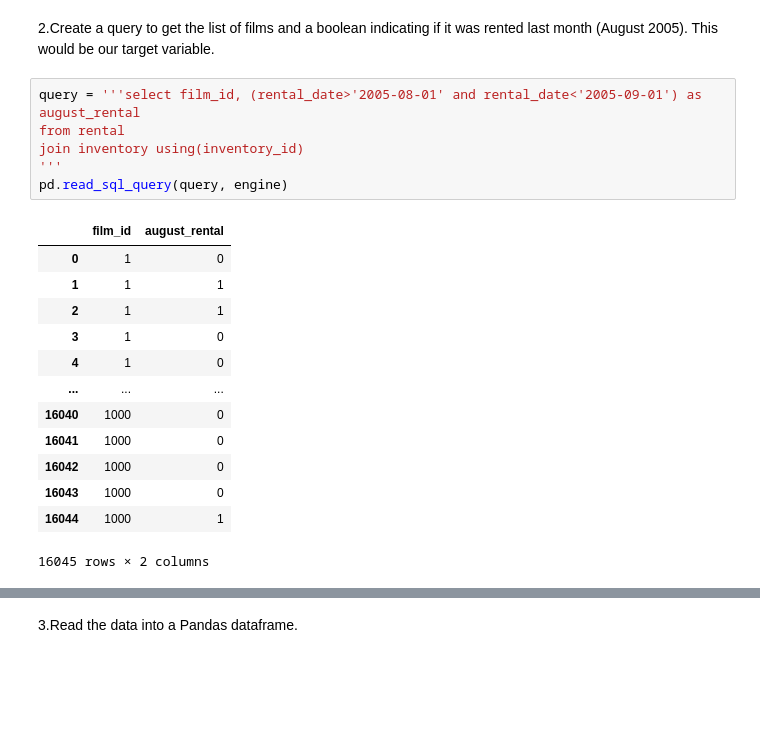
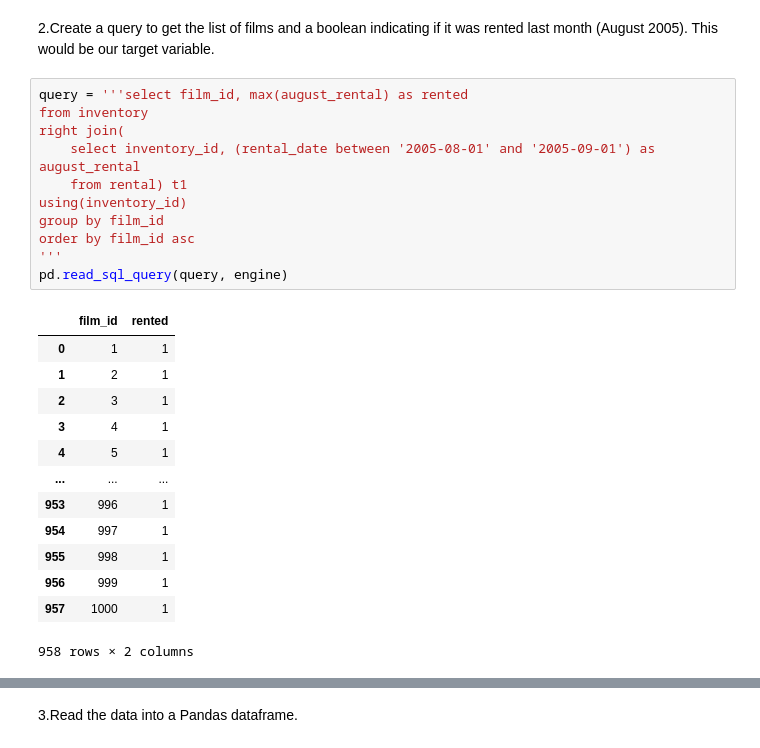
Before and after one commit to elizabeth-sames/lab-predictions-logistic-regression, a Jupyter notebook: Lab - Making predictions with logistic regression.ipynb, the cells around one changed output, grey strips where cells are left out. Saved outputs shown, nothing was run; the diff lists cells and outputs as text; blank space fills up the shorter version.

```diff
--- a/Lab - Making predictions with logistic regression.ipynb
+++ b/Lab - Making predictions with logistic regression.ipynb
@@ -51,23 +51,28 @@ pd.read_sql_query(query1, engine)
 # %% [markdown]
 2.Create a query to get the list of films and a boolean indicating if it was rented last month (August 2005). This would be our target variable.
 # %%
-query = '''select film_id, (rental_date>'2005-08-01' and rental_date<'2005-09-01') as august_rental
-from rental
-join inventory using(inventory_id)
+query = '''select film_id, max(august_rental) as rented
+from inventory
+right join(
+	select inventory_id, (rental_date between '2005-08-01' and '2005-09-01') as august_rental
+	from rental) t1
+using(inventory_id)
+group by film_id
+order by film_id asc
 '''
 pd.read_sql_query(query, engine)
 # %% [output]
-|  | film_id | august_rental |
-| 0 | 1 | 0 |
-| 1 | 1 | 1 |
-| 2 | 1 | 1 |
-| 3 | 1 | 0 |
-| 4 | 1 | 0 |
+|  | film_id | rented |
+| 0 | 1 | 1 |
+| 1 | 2 | 1 |
+| 2 | 3 | 1 |
+| 3 | 4 | 1 |
+| 4 | 5 | 1 |
 | ... | ... | ... |
-| 16040 | 1000 | 0 |
-| 16041 | 1000 | 0 |
-| 16042 | 1000 | 0 |
-| 16043 | 1000 | 0 |
-| 16044 | 1000 | 1 |
+| 953 | 996 | 1 |
+| 954 | 997 | 1 |
+| 955 | 998 | 1 |
+| 956 | 999 | 1 |
+| 957 | 1000 | 1 |
-16045 rows × 2 columns
+958 rows × 2 columns
 # %%
```
Also changed, not shown: parts of 29 cells of this notebook.
